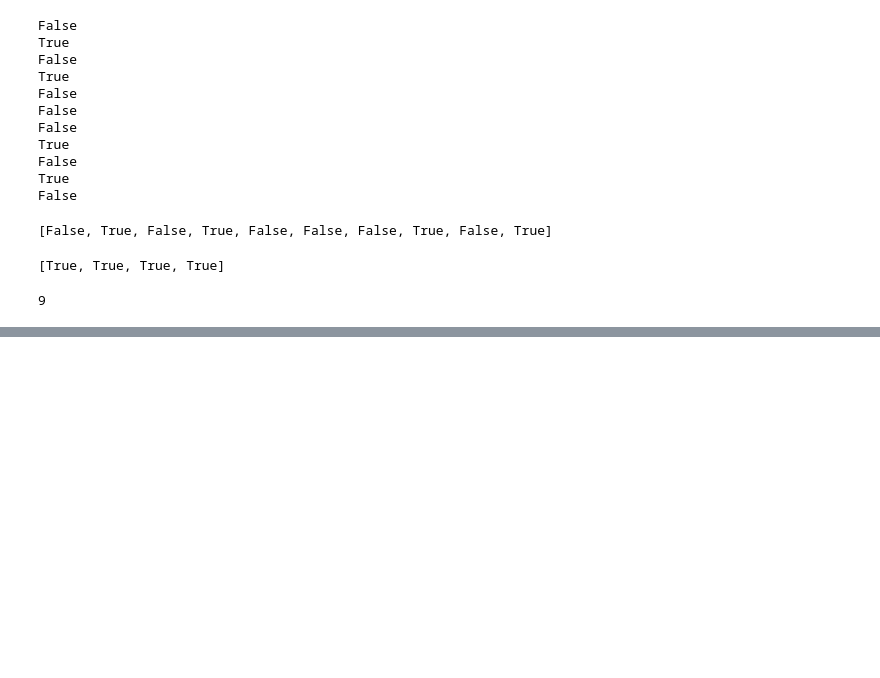
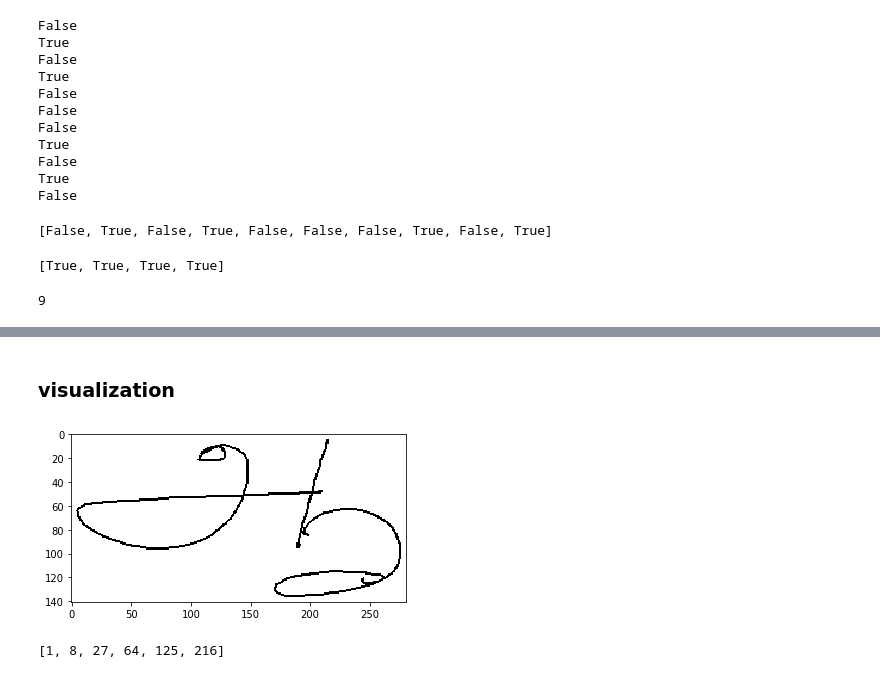
Before and after one commit to sharmasaravanan/Machine_learning, a Jupyter notebook: skillTechnika.ipynb, the cells around one changed output, grey strips where cells are left out. Cells and saved outputs as stored; diff of their text form; code cells hidden in the pictures; blank space fills up the shorter version.

```diff
--- a/skillTechnika.ipynb
+++ b/skillTechnika.ipynb
@@ -1001,0 +1182,2 @@ visualization
+# %%
+img = cv2.imread("test.png")
@@ -1001,0 +1294,2 @@ visualization
+# %% [markdown]
+### visualization
@@ -1001,0 +1298,5 @@ visualization
+# %%
+plt.imshow(img)
+plt.show()
+# %% [output]
+[figure, added]
@@ -1001,0 +1308,4 @@ visualization
+# %%
+y1
+# %% [output]
+[1, 8, 27, 64, 125, 216]
```
Also changed, not shown: parts of 73 cells of this notebook.
